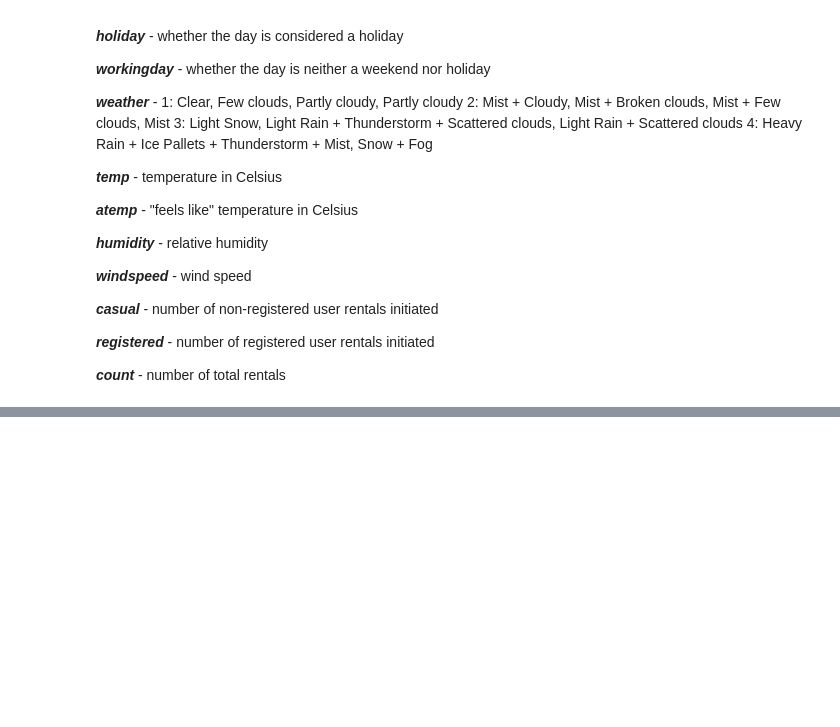
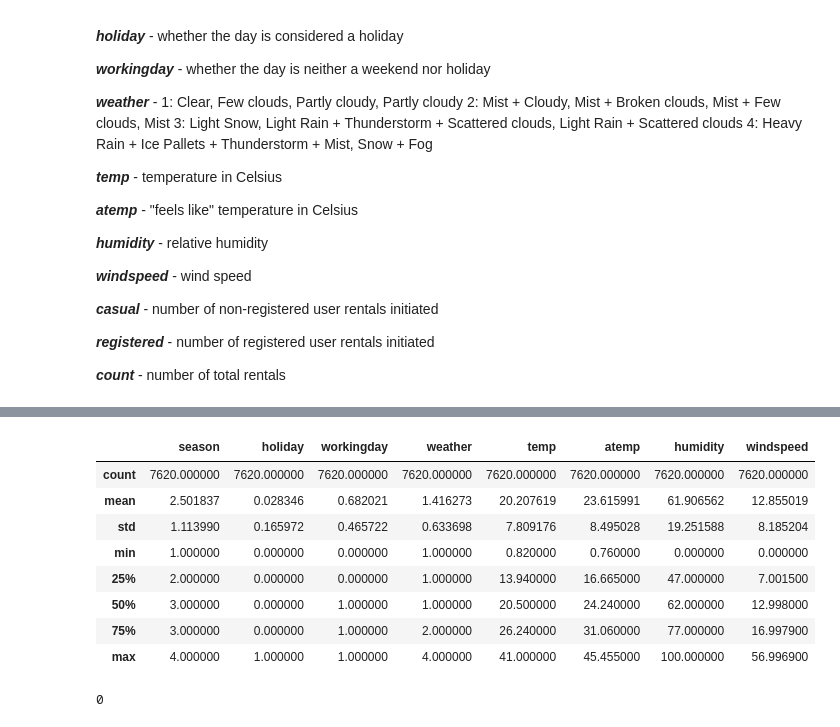
Before and after one commit to Erygfry/DataScience_HW, a Jupyter notebook: HW_4/Задание 2.ipynb, the cells around one changed output, grey strips where cells are left out. Cells and saved outputs as stored; diff of their text form; code cells hidden in the pictures; blank space fills up the shorter version.

```diff
--- a/HW_4/Задание 2.ipynb
+++ b/HW_4/Задание 2.ipynb
@@ -96,2 +119,20 @@ df['datetime'] = pd.to_datetime(df['datetime'])
+# %%
+X_train.describe()
+# %% [output]
+|  | season | holiday | workingday | weather | temp | atemp | humidity | windspeed |
+| count | 7620.000000 | 7620.000000 | 7620.000000 | 7620.000000 | 7620.000000 | 7620.000000 | 7620.000000 | 7620.000000 |
+| mean | 2.501837 | 0.028346 | 0.682021 | 1.416273 | 20.207619 | 23.615991 | 61.906562 | 12.855019 |
+| std | 1.113990 | 0.165972 | 0.465722 | 0.633698 | 7.809176 | 8.495028 | 19.251588 | 8.185204 |
+| min | 1.000000 | 0.000000 | 0.000000 | 1.000000 | 0.820000 | 0.760000 | 0.000000 | 0.000000 |
+| 25% | 2.000000 | 0.000000 | 0.000000 | 1.000000 | 13.940000 | 16.665000 | 47.000000 | 7.001500 |
+| 50% | 3.000000 | 0.000000 | 1.000000 | 1.000000 | 20.500000 | 24.240000 | 62.000000 | 12.998000 |
+| 75% | 3.000000 | 0.000000 | 1.000000 | 2.000000 | 26.240000 | 31.060000 | 77.000000 | 16.997900 |
+| max | 4.000000 | 1.000000 | 1.000000 | 4.000000 | 41.000000 | 45.455000 | 100.000000 | 56.996900 |
+# %%
+
+# Анализ пропусков
+X_train.isnull().sum().sum()
+# %% [output]
+0
 # %%
 
```
Also changed, not shown: parts of 11 cells of this notebook, 1 other file.
